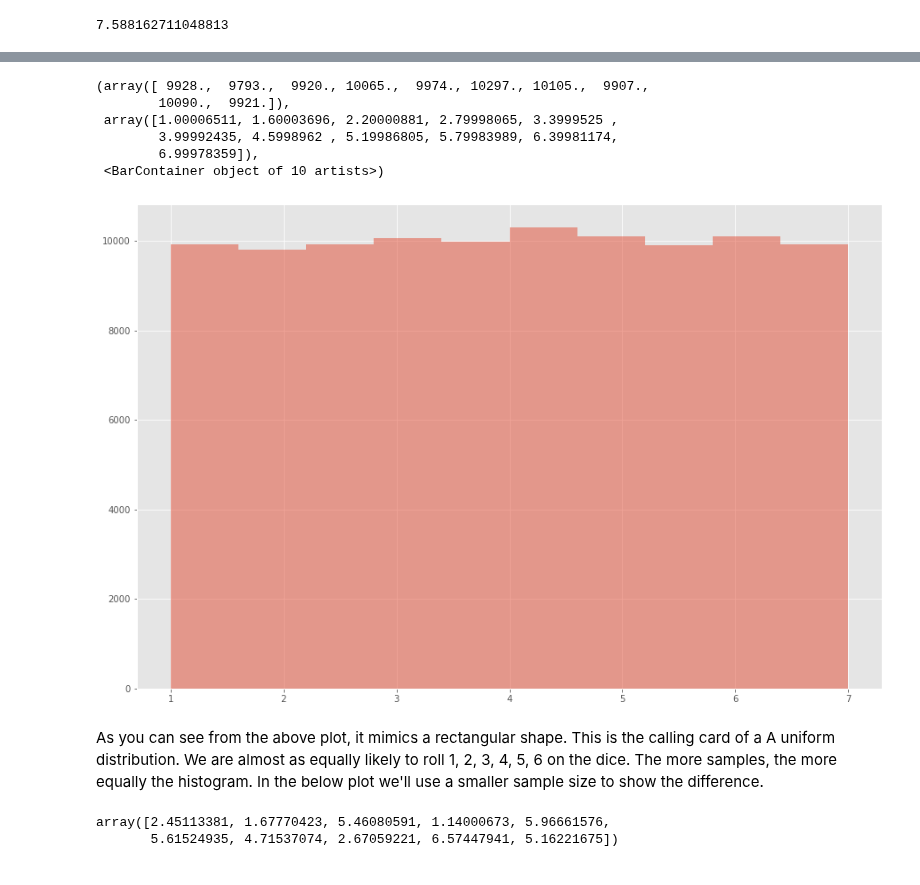
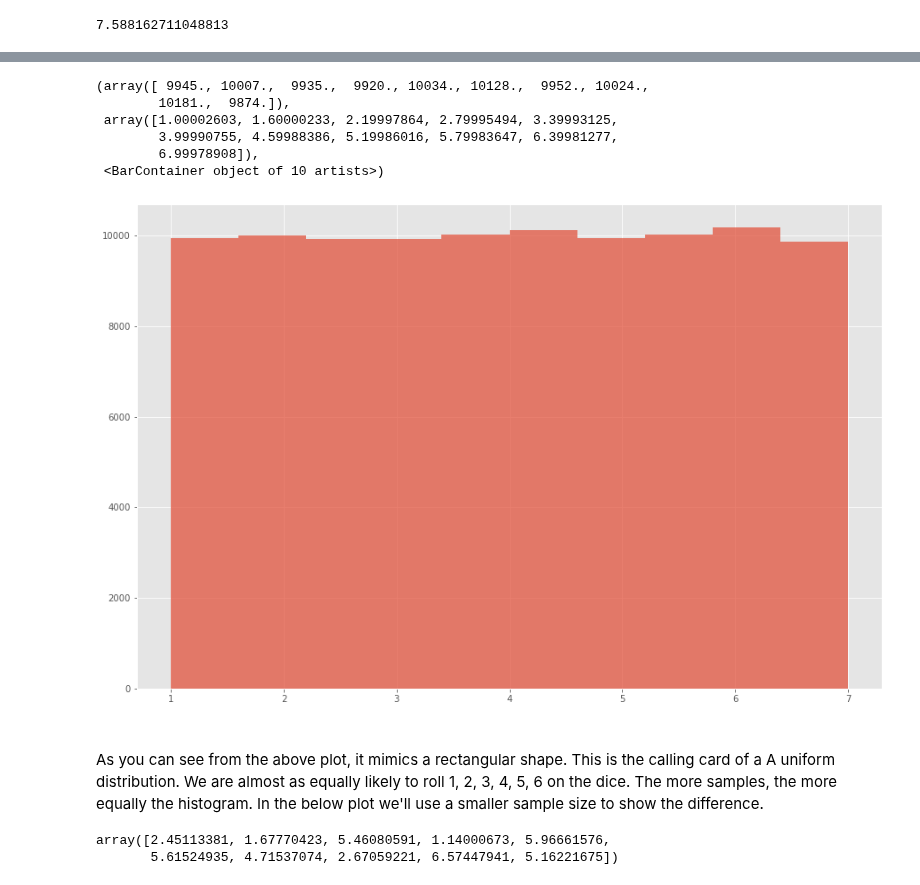
Before and after one commit to kmcd14/ProgrammingDA-assessment, a Jupyter notebook: numpy-random.ipynb, the cells around one changed output, grey strips where cells are left out. Drawn from its saved outputs; the diff is of its cells as text; code cells hidden in the pictures.

```diff
--- a/numpy-random.ipynb
+++ b/numpy-random.ipynb
@@ -730,16 +750,19 @@ array([2.25490795, 1.48185148, 2.75072586, ..., 5.68820071, 2.45578978,
 # %%
 # Plotting
-plt.hist(x, alpha=0.5)
+plt.hist(x, alpha=0.7)
 # %% [output]
-(array([ 9928.,  9793.,  9920., 10065.,  9974., 10297., 10105.,  9907.,
-        10090.,  9921.]),
- array([1.00006511, 1.60003696, 2.20000881, 2.79998065, 3.3999525 ,
-        3.99992435, 4.5998962 , 5.19986805, 5.79983989, 6.39981174,
-        6.99978359]),
+(array([ 9945., 10007.,  9935.,  9920., 10034., 10128.,  9952., 10024.,
+        10181.,  9874.]),
+ array([1.00002603, 1.60000233, 2.19997864, 2.79995494, 3.39993125,
+        3.99990755, 4.59988386, 5.19986016, 5.79983647, 6.39981277,
+        6.99978908]),
  <BarContainer object of 10 artists>)
-[figure, old version]
+[figure, new version]
 # %% [markdown]
+<br>
 As you can see from the above plot, it mimics a rectangular shape. This is the calling card of a A  uniform distribution. We are almost as equally likely to roll 1, 2, 3, 4, 5, 6 on the dice. The more samples, the more equally the histogram. In the below plot we'll use a smaller sample size to show the difference.
+
+<br>
 # %%
 # The probility of rolling a number on a 6 sided dice, if done 10 times.
 r = rng.uniform(1,7, 10)
```
Also changed, not shown: parts of 33 cells of this notebook.
